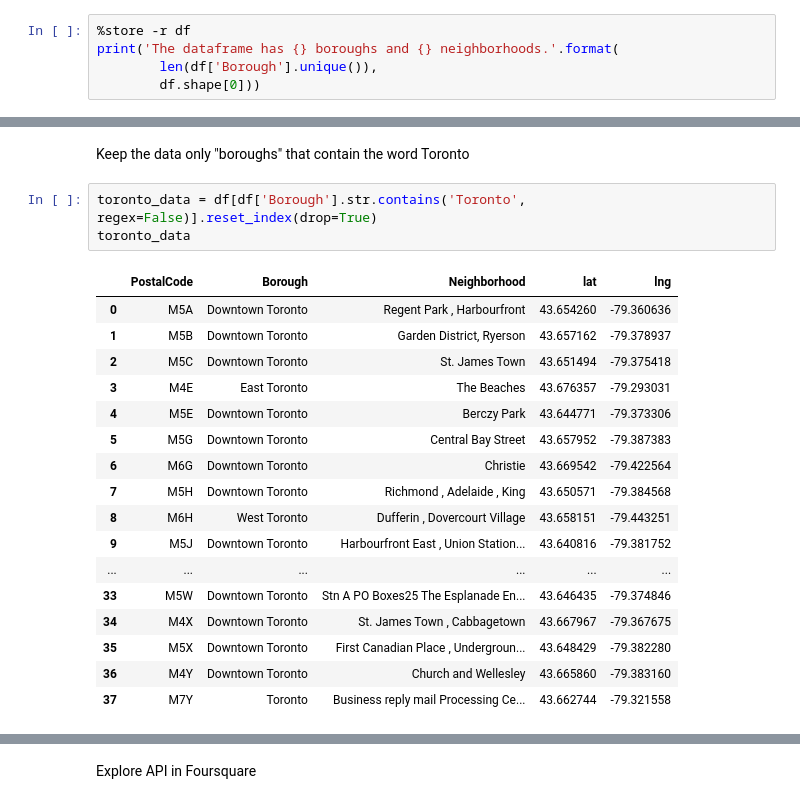
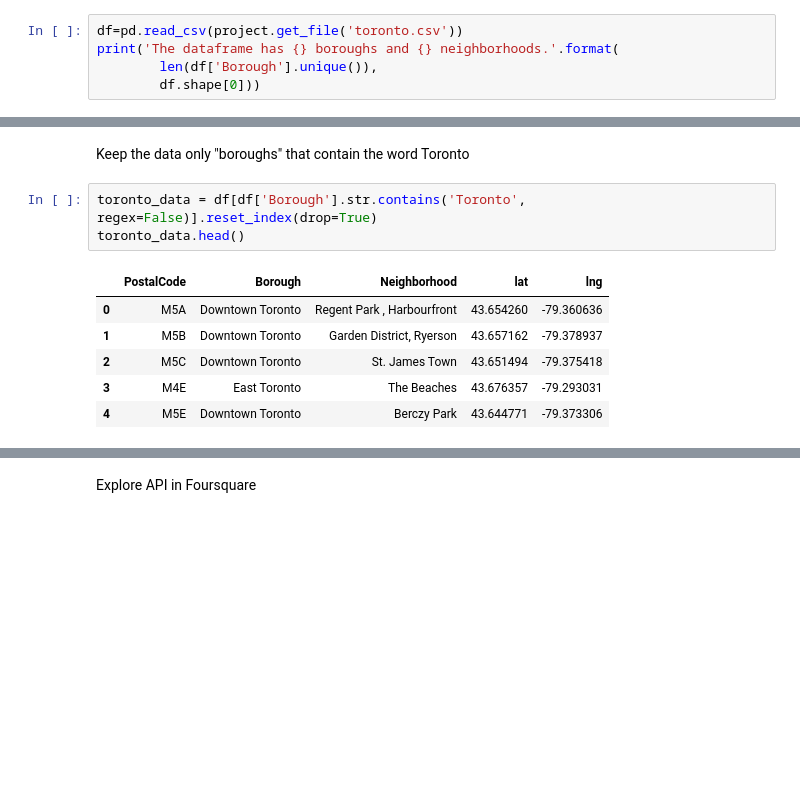
Before and after one commit to HaoyuWu/Segmenting-and-Clustering-Neighborhoods-in-Toronto, a Jupyter notebook: Explore the neighborhoods in Toronto.ipynb, the cells around one changed output, grey strips where cells are left out. Saved outputs shown, nothing was run; the diff lists cells and outputs as text; blank space fills up the shorter version.

```diff
--- a/Explore the neighborhoods in Toronto.ipynb
+++ b/Explore the neighborhoods in Toronto.ipynb
@@ -35,5 +42,5 @@ folium-0.5.0-p 100% |################################| Time: 0:00:00 501.77 kB/s
 # %%
-%store -r df
+df=pd.read_csv(project.get_file('toronto.csv'))
 print('The dataframe has {} boroughs and {} neighborhoods.'.format(
         len(df['Borough'].unique()),
         df.shape[0]))
@@ -54,23 +70,12 @@ The geograpical coordinate of Toronto are 43.653963, -79.387207.
 Keep the data only "boroughs" that contain the word Toronto
 # %%
 toronto_data = df[df['Borough'].str.contains('Toronto', regex=False)].reset_index(drop=True)
-toronto_data
+toronto_data.head()
 # %% [output]
 |  | PostalCode | Borough | Neighborhood | lat | lng |
 | 0 | M5A | Downtown Toronto | Regent Park , Harbourfront | 43.654260 | -79.360636 |
 | 1 | M5B | Downtown Toronto | Garden District, Ryerson | 43.657162 | -79.378937 |
 | 2 | M5C | Downtown Toronto | St. James Town | 43.651494 | -79.375418 |
 | 3 | M4E | East Toronto | The Beaches | 43.676357 | -79.293031 |
 | 4 | M5E | Downtown Toronto | Berczy Park | 43.644771 | -79.373306 |
-| 5 | M5G | Downtown Toronto | Central Bay Street | 43.657952 | -79.387383 |
-| 6 | M6G | Downtown Toronto | Christie | 43.669542 | -79.422564 |
-| 7 | M5H | Downtown Toronto | Richmond , Adelaide , King | 43.650571 | -79.384568 |
-| 8 | M6H | West Toronto | Dufferin , Dovercourt Village | 43.658151 | -79.443251 |
-| 9 | M5J | Downtown Toronto | Harbourfront East , Union Station... | 43.640816 | -79.381752 |
-| ... | ... | ... | ... | ... | ... |
-| 33 | M5W | Downtown Toronto | Stn A PO Boxes25 The Esplanade En... | 43.646435 | -79.374846 |
-| 34 | M4X | Downtown Toronto | St. James Town , Cabbagetown | 43.667967 | -79.367675 |
-| 35 | M5X | Downtown Toronto | First Canadian Place , Undergroun... | 43.648429 | -79.382280 |
-| 36 | M4Y | Downtown Toronto | Church and Wellesley | 43.665860 | -79.383160 |
-| 37 | M7Y | Toronto | Business reply mail Processing Ce... | 43.662744 | -79.321558 |
 # %%
```
Also changed, not shown: parts of 33 cells of this notebook.
